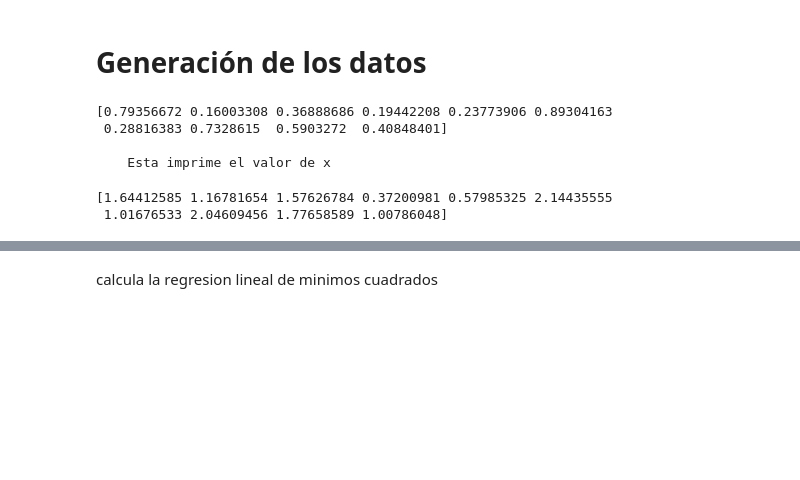
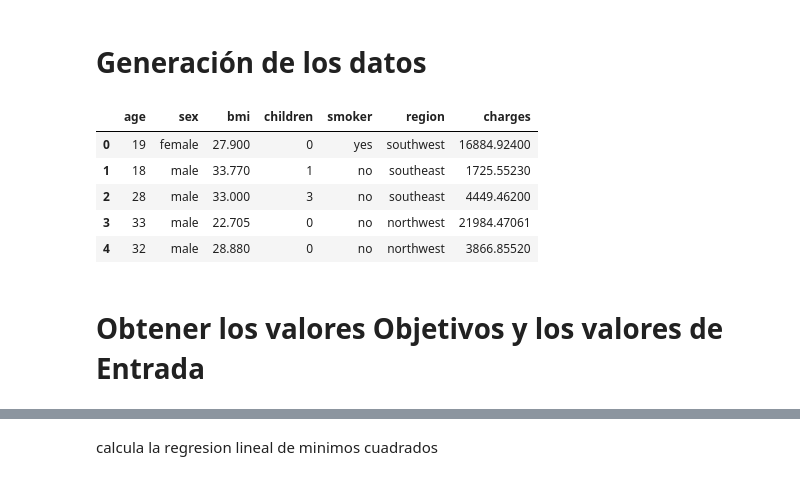
Before and after one commit to jacaceres1/MachineLearning_RegresionLineal, a Jupyter notebook: labregreswonlineal.ipynb, the cells around one changed output, grey strips where cells are left out. Cells and saved outputs as stored; diff of their text form; code cells hidden in the pictures; blank space fills up the shorter version.

```diff
--- a/labregreswonlineal.ipynb
+++ b/labregreswonlineal.ipynb
@@ -19,16 +11,19 @@ def generate_data():
-# %%
-"""
-    Esta imprime el valor de x
-"""
-print(x)
-print(__doc__)
-# %% [output]
-[0.79356672 0.16003308 0.36888686 0.19442208 0.23773906 0.89304163
- 0.28816383 0.7328615  0.5903272  0.40848401]
-
-    Esta imprime el valor de x
-# %%
-print(y)
-# %% [output]
-[1.64412585 1.16781654 1.57626784 0.37200981 0.57985325 2.14435555
- 1.01676533 2.04609456 1.77658589 1.00786048]
+# %%
+
+"""
+        Receives by parameter the url of the csv file
+        df = pandas.read_csv(url)
+        Print the five datas of the file using the variable df
+"""
+url = 'C:/Users/JoSe/Documents/Sep/Mineria/labs/LabLinear/insurance.csv'
+df = pd.read_csv(url)
+df.head(5)
+# %% [output]
+|  | age | sex | bmi | children | smoker | region | charges |
+| 0 | 19 | female | 27.900 | 0 | yes | southwest | 16884.92400 |
+| 1 | 18 | male | 33.770 | 1 | no | southeast | 1725.55230 |
+| 2 | 28 | male | 33.000 | 3 | no | southeast | 4449.46200 |
+| 3 | 33 | male | 22.705 | 0 | no | northwest | 21984.47061 |
+| 4 | 32 | male | 28.880 | 0 | no | northwest | 3866.85520 |
+# %% [markdown]
+# Obtener los valores Objetivos y los valores de Entrada
```
Also changed, not shown: parts of 5 cells of this notebook.
